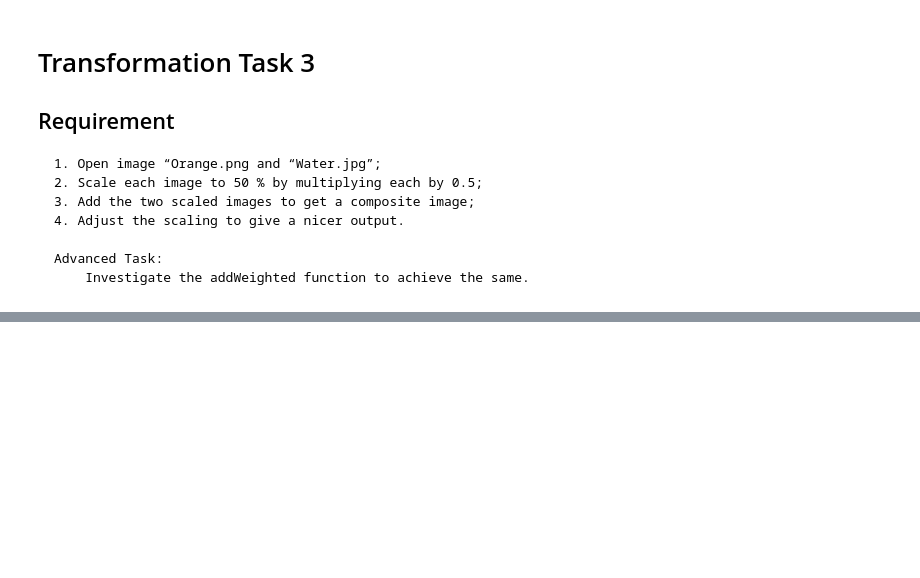
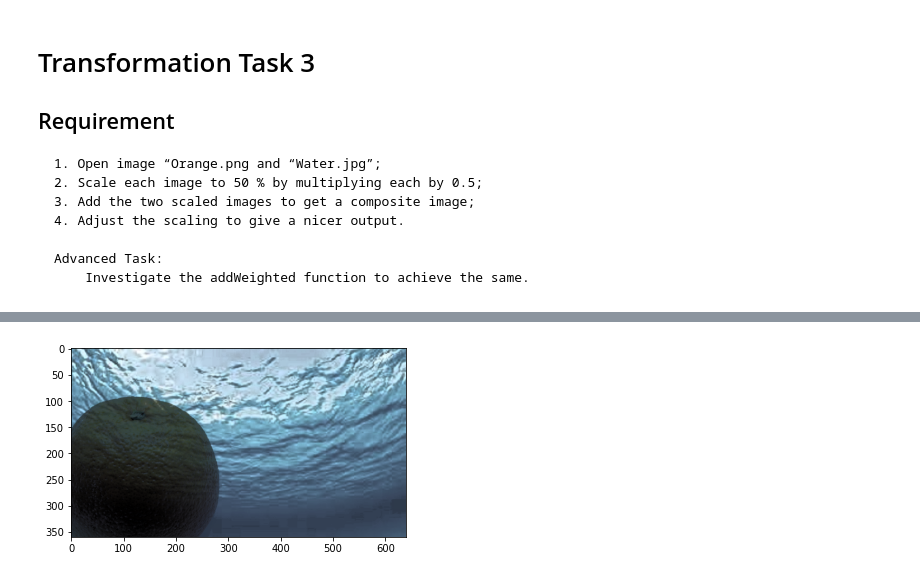
Before and after one commit to xiaomaomi7/Task_IP, a Jupyter notebook: Transformation Task 3.ipynb, the cells around one changed output, grey strips where cells are left out. Drawn from its saved outputs; the diff is of its cells as text; code cells hidden in the pictures; blank space fills up the shorter version.

```diff
--- a/Transformation Task 3.ipynb
+++ b/Transformation Task 3.ipynb
@@ -70,0 +24,97 @@ plt.show
+# %%
+def histogram_equalization(img_in):
+# segregate color streams
+    b,g,r = cv2.split(img_in)
+    h_b, bin_b = np.histogram(b.flatten(), 256, [0, 256])
+    h_g, bin_g = np.histogram(g.flatten(), 256, [0, 256])
+    h_r, bin_r = np.histogram(r.flatten(), 256, [0, 256])
+# calculate cdf
+    cdf_b = np.cumsum(h_b)
+    cdf_g = np.cumsum(h_g)
+    cdf_r = np.cumsum(h_r)
+
+# mask all pixels with value=0 and replace it with mean of the pixel values
+    cdf_m_b = np.ma.masked_equal(cdf_b,0)
+    cdf_m_b = (cdf_m_b - cdf_m_b.min())*255/(cdf_m_b.max()-cdf_m_b.min())
+    cdf_final_b = np.ma.filled(cdf_m_b,0).astype('uint8')
+
+    cdf_m_g = np.ma.masked_equal(cdf_g,0)
+    cdf_m_g = (cdf_m_g - cdf_m_g.min())*255/(cdf_m_g.max()-cdf_m_g.min())
+    cdf_final_g = np.ma.filled(cdf_m_g,0).astype('uint8')
+    cdf_m_r = np.ma.masked_equal(cdf_r,0)
+    cdf_m_r = (cdf_m_r - cdf_m_r.min())*255/(cdf_m_r.max()-cdf_m_r.min())
+    cdf_final_r = np.ma.filled(cdf_m_r,0).astype('uint8')
+# merge the images in the three channels
+    img_b = cdf_final_b[b]
+    img_g = cdf_final_g[g]
+    img_r = cdf_final_r[r]
+
+    img_out = cv2.merge((img_b, img_g, img_r))
+# validation
+    equ_b = cv2.equalizeHist(b)
+    equ_g = cv2.equalizeHist(g)
+    equ_r = cv2.equalizeHist(r)
+    equ = cv2.merge((equ_b, equ_g, equ_r))
+    #print(equ)
+    #cv2.imwrite('output_name.png', equ)
+    return img_out
+
+def show_rgb_equalized(image):
+    channels = cv2.split(image)
+    eq_channels = []
+    for ch, color in zip(channels, ['B', 'G', 'R']):
+        eq_channels.append(cv2.equalizeHist(ch))
+
+    eq_image = cv2.merge(eq_channels)
+    eq_image = cv2.cvtColor(eq_image, cv2.COLOR_BGR2RGB)
+    return eq_image
+# 1. Open image “Orange.png and “Water.jpg”;
+
+O = cv2.imread("res\orange.png")
+W = cv2.imread("res\water.jpg")
+O = cv2.cvtColor(src = O, code = cv2.COLOR_RGB2BGR)
+W = cv2.cvtColor(src = W, code = cv2.COLOR_RGB2BGR)
+T = cv2.imread("res\Poor Lighting Img2.png")
+T = cv2.cvtColor(src = T, code = cv2.COLOR_RGB2BGR)
+# 2. Scale each image to 50 % by multiplying each by 0.5;
+
+O = 0.5 * O
+O = O.astype('uint8')
+W = 0.5 * W
+W = W.astype('uint8')
+
+# 3. Add the two scaled images to get a composite image;
+
+A = cv2.add(O,W)
+S = cv2.subtract(O,W)
+M = cv2.multiply(O,W, scale = 0.01)
+D = cv2.divide(O,W, scale = 100)
+
+# 4. Adjust the scaling to give a nicer output.
+
+I = cv2.add(O,W)
+
+img_yuv = cv2.cvtColor(I, cv2.COLOR_BGR2HSV)
+
+# equalize the histogram of the Y channel
+#img_yuv[:,:,1] = img_yuv[:,:,1]
+
+Values = img_yuv[:,:,0].ravel() #pixel values is unravelled from matrix form to 1D array
+#plt.hist(Values, bins = 256, range = [0,256])
+
+img_yuv[:,:,2] = cv2.equalizeHist(img_yuv[:,:,2])
+
+# convert the YUV image back to RGB format
+I = cv2.cvtColor(img_yuv, cv2.COLOR_HSV2BGR)
+
+# 4. Adjust the scaling to give a nicer output.
+
+#I = I * 1
+#cv2.imshow("test", I)
+#key = cv2.waitKey(0)
+#cv2.destroyAllWindows()
+E = histogram_equalization(I)
+E2 = show_rgb_equalized(I)
+plt.imshow(I)
+plt.show
+# %% [output]
@@ -70,0 +122 @@ plt.show
+[figure, added]
```
Also changed, not shown: parts of 2 cells of this notebook, 2 other files.
